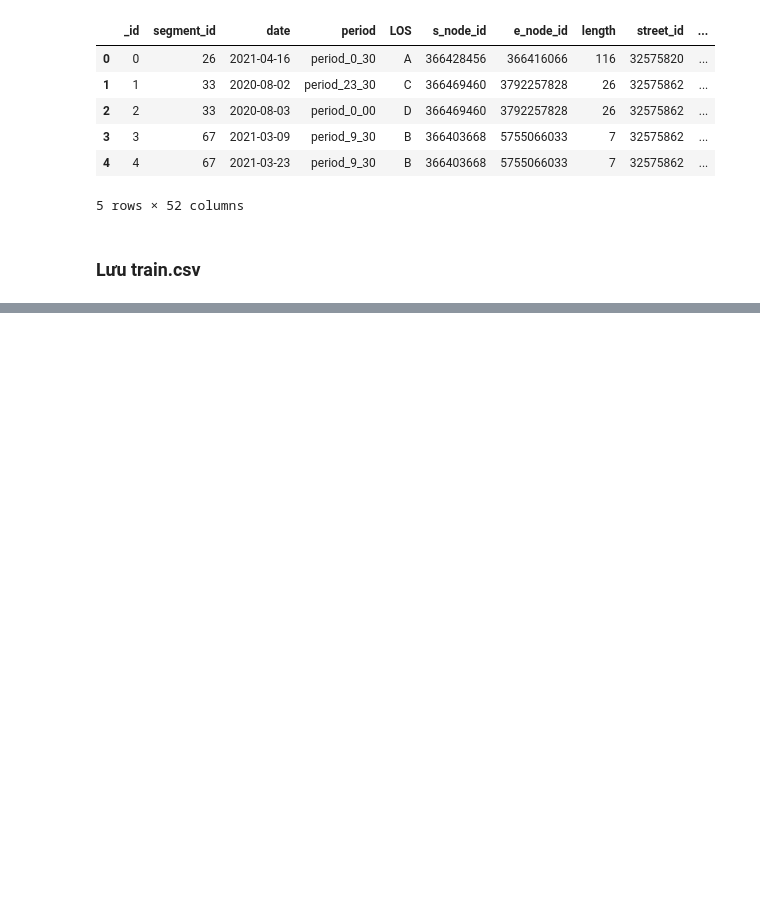
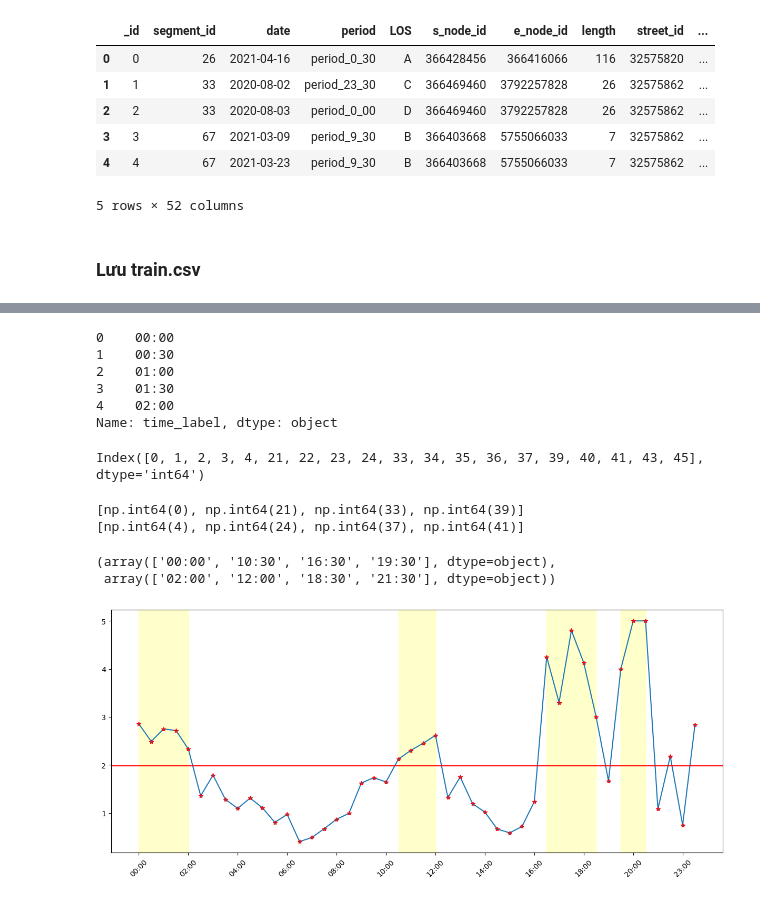
Before and after one commit to An-Sadek/HCM_GNNTSF, a Jupyter notebook: src/preprocessing/details.ipynb, the cells around one changed output, grey strips where cells are left out. Drawn from its saved outputs; the diff is of its cells as text; code cells hidden in the pictures; blank space fills up the shorter version.

```diff
--- a/src/preprocessing/details.ipynb
+++ b/src/preprocessing/details.ipynb
@@ -942,0 +975,64 @@ preprocess_train_df.to_csv(f"{PREPROCESS_ROOT}/train.csv", index=False)
+# %%
+time_labels = traffic_stats["time_label"]
+time_labels.head()
+# %% [output]
+0    00:00
+1    00:30
+2    01:00
+3    01:30
+4    02:00
+Name: time_label, dtype: object
+# %%
+los_mean = traffic_stats["LOS_encoded"].mean()
+peaks = traffic_stats[traffic_stats["LOS_encoded"] > los_mean]
+peak_indices = peaks.index
+print(peak_indices)
+# %% [output]
+Index([0, 1, 2, 3, 4, 21, 22, 23, 24, 33, 34, 35, 36, 37, 39, 40, 41, 43, 45], dtype='int64')
+# %%
+start_peaks = []
+end_peaks = []
+
+segment_start = peak_indices[0]
+
+for i in range(1, len(peak_indices)):
+    if peak_indices[i] != peak_indices[i - 1] + 1:
+        segment_end = peak_indices[i - 1]
+
+        if segment_end - segment_start + 1 >= 2:
+            start_peaks.append(segment_start)
+            end_peaks.append(segment_end)
+
+        segment_start = peak_indices[i]
+
+# handle last segment
+segment_end = peak_indices[-1]
+if segment_end - segment_start + 1 >= 2:
+    start_peaks.append(segment_start)
+    end_peaks.append(segment_end)
+
+print(start_peaks)
+print(end_peaks)
+# %% [output]
+[np.int64(0), np.int64(21), np.int64(33), np.int64(39)]
+[np.int64(4), np.int64(24), np.int64(37), np.int64(41)]
+# %%
+start_labels = time_labels[start_peaks].values
+end_labels = time_labels[end_peaks].values
+start_labels, end_labels
+# %% [output]
+(array(['00:00', '10:30', '16:30', '19:30'], dtype=object),
+ array(['02:00', '12:00', '18:30', '21:30'], dtype=object))
+# %%
+plt.figure(figsize=(15, 6))
+plt.plot(traffic_stats["time_label"], traffic_stats["LOS_encoded"], marker="*", mec="r")
+plt.axhline(los_mean, c="r")
+for idx in range(len(start_labels)):
+    plt.axvspan(
+        start_labels[idx],
+        end_labels[idx],
+        alpha=0.2, color="yellow")
+plt.xticks(np.arange(0, 48, 4), rotation=45)
+plt.show()
+# %% [output]
+[figure, added]
```
Also changed, not shown: parts of 4 cells of this notebook, 4 other files.
